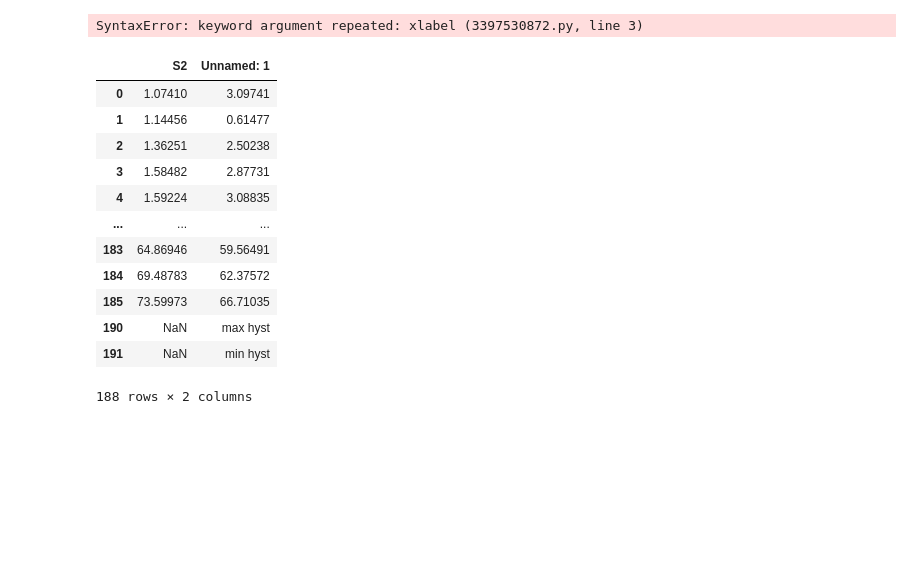
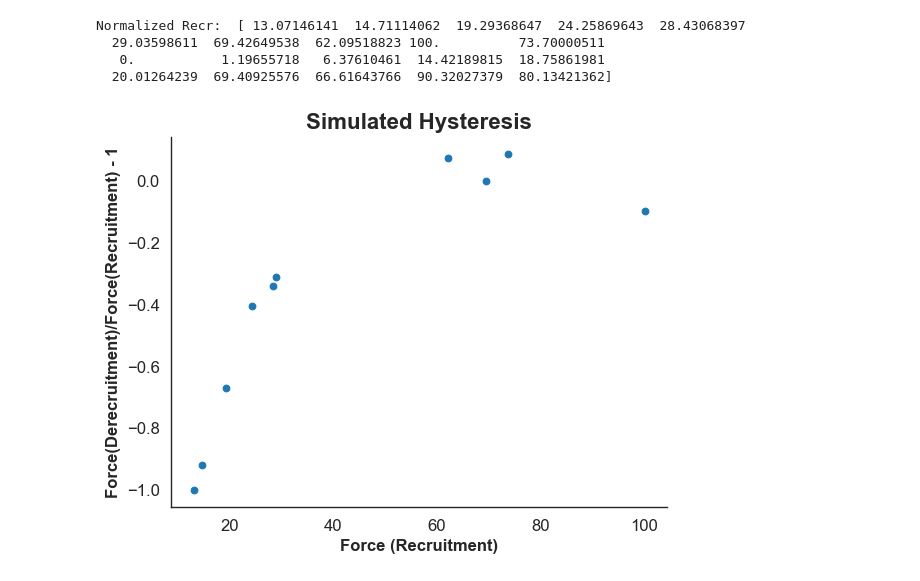
Before and after one commit to natmtc/flexible-motoneuron-control, a Jupyter notebook: Data_Analysis_Model.ipynb, the cells around one changed output. Cells and saved outputs as stored; diff of their text form; code cells hidden in the pictures; blank space fills up the shorter version.

```diff
--- a/Data_Analysis_Model.ipynb
+++ b/Data_Analysis_Model.ipynb
@@ -13,6 +15,6 @@ from scipy.stats import zscore
 # %%
 #Importing the spike array file of the Julia Model
-with h5py.File("/Users/nmt121/Desktop/Repositories/Motoneuron_Model/Data_MN_Model/DR_I0_h0.jld2", "r") as file:
+with h5py.File("/Users/nmt121/Desktop/Repositories/Motoneuron_Model/Data_MN_Model/DR_I05_hsigmoid_26A.jld2", "r") as file:
     spike_array = file["spike_array"][:].T
 # %%
 #Finding first and last spike of each neuron
@@ -69,24 +62,37 @@ plt.scatter(force_first,norm_hysteresis)
-# %%
-df = pd.read_csv('/Users/nmt121/Desktop/Repositories/Motoneuron_Model/Data_MN_Model/S1.csv')
-df = df.dropna(how='all')
-plt.scatter(df.iloc[:,0], df.iloc[:,1]/df.iloc[:,0]-1)
-
-xlabel="Force (Recruitment)",xlabel="Force(Derecruitment)/Force(Recruitmemt) - 1",)
-# %% [output]
-SyntaxError: keyword argument repeated: xlabel (3397530872.py, line 3)
-# %%
-df2
-# %% [output]
-|  | S2 | Unnamed: 1 |
-| 0 | 1.07410 | 3.09741 |
-| 1 | 1.14456 | 0.61477 |
-| 2 | 1.36251 | 2.50238 |
-| 3 | 1.58482 | 2.87731 |
-| 4 | 1.59224 | 3.08835 |
-| ... | ... | ... |
-| 183 | 64.86946 | 59.56491 |
-| 184 | 69.48783 | 62.37572 |
-| 185 | 73.59973 | 66.71035 |
-| 190 | NaN | max hyst |
-| 191 | NaN | min hyst |
-188 rows × 2 columns
+# %%
+def normalize_to_range(vector, new_min, new_max):
+    min_val = np.min(vector)
+    max_val = np.max(vector)
+    return ((vector - min_val) / (max_val - min_val)) * (new_max - new_min) + new_min
+
+
+
+# Getting recruitment and derecruitment in terms of the %MVC
+simulated_values = np.concatenate((force_first,force_last))
+normalized_recr = normalize_to_range(simulated_values, 0, 100)
+print("Normalized Recr: ", normalized_recr)
+recr_sim = normalized_recr[:10]
+derecr_sim = normalized_recr[10:20]
+# %% [output]
+Normalized Recr:  [ 13.07146141  14.71114062  19.29368647  24.25869643  28.43068397
+  29.03598611  69.42649538  62.09518823 100.          73.70000511
+   0.           1.19655718   6.37610461  14.42189815  18.75861981
+  20.01264239  69.40925576  66.61643766  90.32027379  80.13421362]
+# %%
+sns.set_style("white")
+
+plt.rcParams['axes.labelsize'] = 14
+plt.rcParams['axes.labelweight'] = 'bold'
+plt.rcParams['xtick.labelsize'] = 12
+plt.rcParams['ytick.labelsize'] = 12
+
+
+norm_hysteresis=derecr_sim/recr_sim-1
+plt.scatter(recr_sim,norm_hysteresis)
+
+plt.title('Simulated Hysteresis', fontsize=16, fontweight='bold')
+plt.xlabel('Force (Recruitment)', fontsize=12, fontweight='bold')
+plt.ylabel('Force(Derecruitment)/Force(Recruitment) - 1', fontsize=12, fontweight='bold')
+sns.despine()
+# %% [output]
+[figure, added]
```
Also changed, not shown: parts of 20 cells of this notebook, 5 other files.
